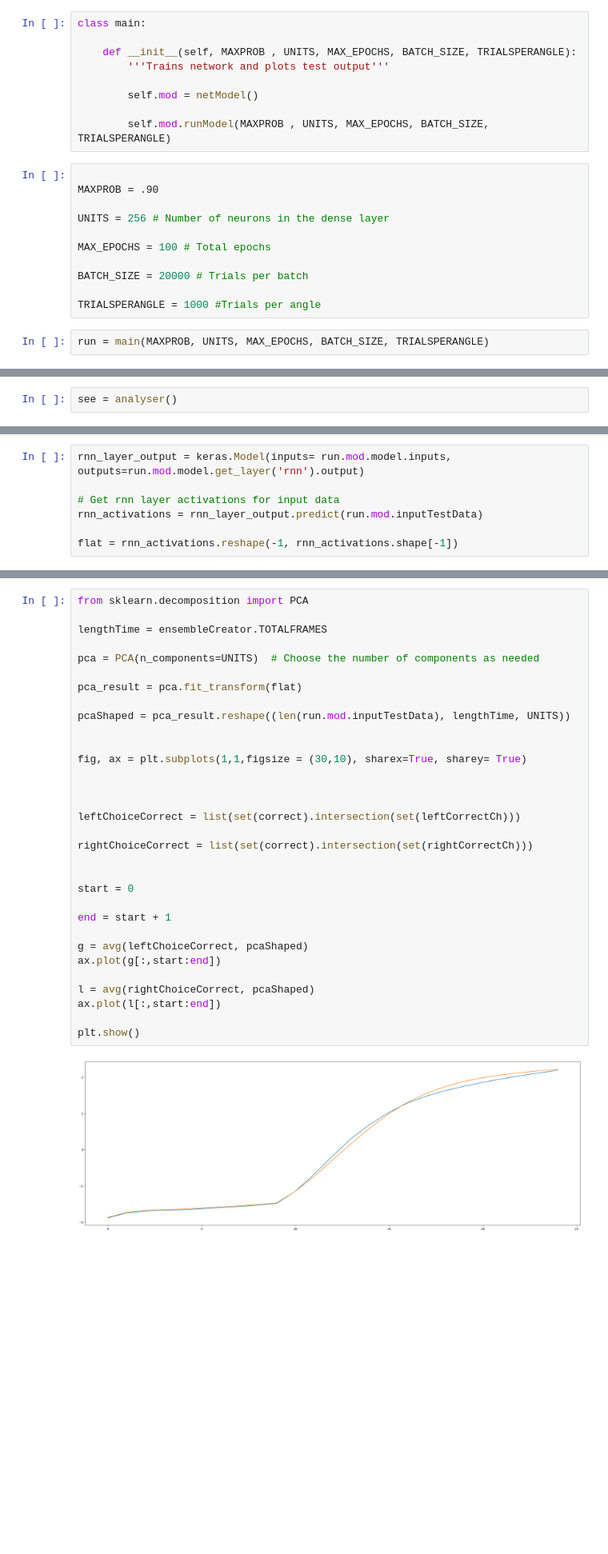
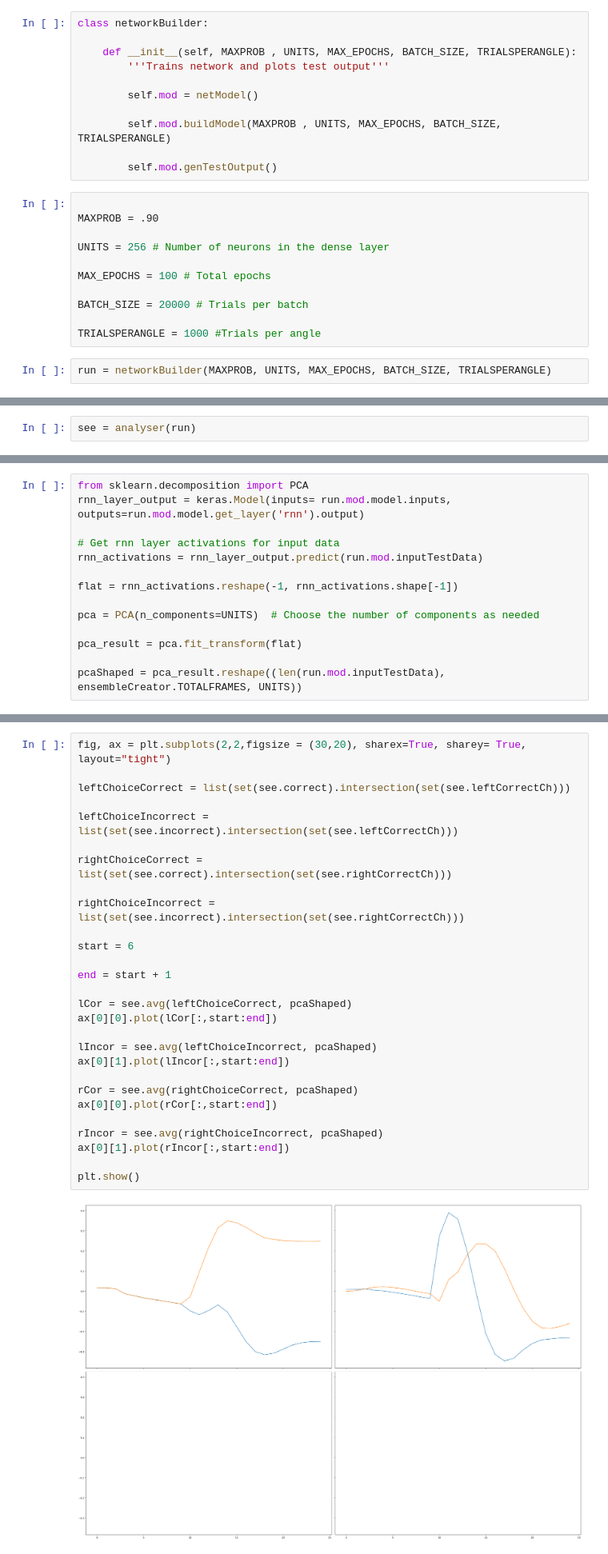
Before and after one commit to jshengen/OOPBinaryClassification, a Jupyter notebook: 3OutsObjectOriented.ipynb, the cells around one changed output, grey strips where cells are left out. Shown at 80% size. Drawn from its saved outputs; the diff is of its cells as text; blank space fills up the shorter version.

```diff
--- a/3OutsObjectOriented.ipynb
+++ b/3OutsObjectOriented.ipynb
@@ -1372,14 +1389,16 @@ class main1:
 
         self.mod.genTestOutput()
 # %%
-class main:
+class networkBuilder:
 
     def __init__(self, MAXPROB , UNITS, MAX_EPOCHS, BATCH_SIZE, TRIALSPERANGLE):
         '''Trains network and plots test output'''
 
         self.mod = netModel()
 
-        self.mod.runModel(MAXPROB , UNITS, MAX_EPOCHS, BATCH_SIZE, TRIALSPERANGLE)
+        self.mod.buildModel(MAXPROB , UNITS, MAX_EPOCHS, BATCH_SIZE, TRIALSPERANGLE)
+
+        self.mod.genTestOutput()
 # %%
 
 MAXPROB = .90
@@ -1392,5 +1411,5 @@ BATCH_SIZE = 20000 # Trials per batch
 
 TRIALSPERANGLE = 1000 #Trials per angle
 # %%
-run = main(MAXPROB, UNITS, MAX_EPOCHS, BATCH_SIZE, TRIALSPERANGLE)
+run = networkBuilder(MAXPROB, UNITS, MAX_EPOCHS, BATCH_SIZE, TRIALSPERANGLE)
 # %% [output]
@@ -1432,2 +1433,2 @@ Epoch 100/100
 # %%
-see = analyser()
+see = analyser(run)
@@ -1491,8 +1451,15 @@ for trial in run.mod.testTrials:
 # %%
+from sklearn.decomposition import PCA
 rnn_layer_output = keras.Model(inputs= run.mod.model.inputs, outputs=run.mod.model.get_layer('rnn').output)
 
 # Get rnn layer activations for input data
 rnn_activations = rnn_layer_output.predict(run.mod.inputTestData)
 
 flat = rnn_activations.reshape(-1, rnn_activations.shape[-1])
+
+pca = PCA(n_components=UNITS)  # Choose the number of components as needed
+
+pca_result = pca.fit_transform(flat)
+
+pcaShaped = pca_result.reshape((len(run.mod.inputTestData), ensembleCreator.TOTALFRAMES, UNITS))
 # %% [output]
@@ -1517,34 +1467,30 @@ def avg(filteredList, PCA):
 # %%
-from sklearn.decomposition import PCA
+fig, ax = plt.subplots(2,2,figsize = (30,20), sharex=True, sharey= True, layout="tight")
 
-lengthTime = ensembleCreator.TOTALFRAMES
+leftChoiceCorrect = list(set(see.correct).intersection(set(see.leftCorrectCh)))
 
-pca = PCA(n_components=UNITS)  # Choose the number of components as needed
+leftChoiceIncorrect = list(set(see.incorrect).intersection(set(see.leftCorrectCh)))
 
-pca_result = pca.fit_transform(flat)
+rightChoiceCorrect = list(set(see.correct).intersection(set(see.rightCorrectCh)))
 
-pcaShaped = pca_result.reshape((len(run.mod.inputTestData), lengthTime, UNITS))
+rightChoiceIncorrect = list(set(see.incorrect).intersection(set(see.rightCorrectCh)))
 
-
-fig, ax = plt.subplots(1,1,figsize = (30,10), sharex=True, sharey= True)
-
-
-
-leftChoiceCorrect = list(set(correct).intersection(set(leftCorrectCh)))
-
-rightChoiceCorrect = list(set(correct).intersection(set(rightCorrectCh)))
-
-
-start = 0
+start = 6
 
 end = start + 1
 
-g = avg(leftChoiceCorrect, pcaShaped)
-ax.plot(g[:,start:end])
+lCor = see.avg(leftChoiceCorrect, pcaShaped)
+ax[0][0].plot(lCor[:,start:end])
 
-l = avg(rightChoiceCorrect, pcaShaped)
-ax.plot(l[:,start:end])
+lIncor = see.avg(leftChoiceIncorrect, pcaShaped)
+ax[0][1].plot(lIncor[:,start:end])
+
+rCor = see.avg(rightChoiceCorrect, pcaShaped)
+ax[0][0].plot(rCor[:,start:end])
+
+rIncor = see.avg(rightChoiceIncorrect, pcaShaped)
+ax[0][1].plot(rIncor[:,start:end])
 
 plt.show()
 # %% [output]
-[figure, old version]
+[figure, new version]
```
Also changed, not shown: parts of 21 cells of this notebook.
